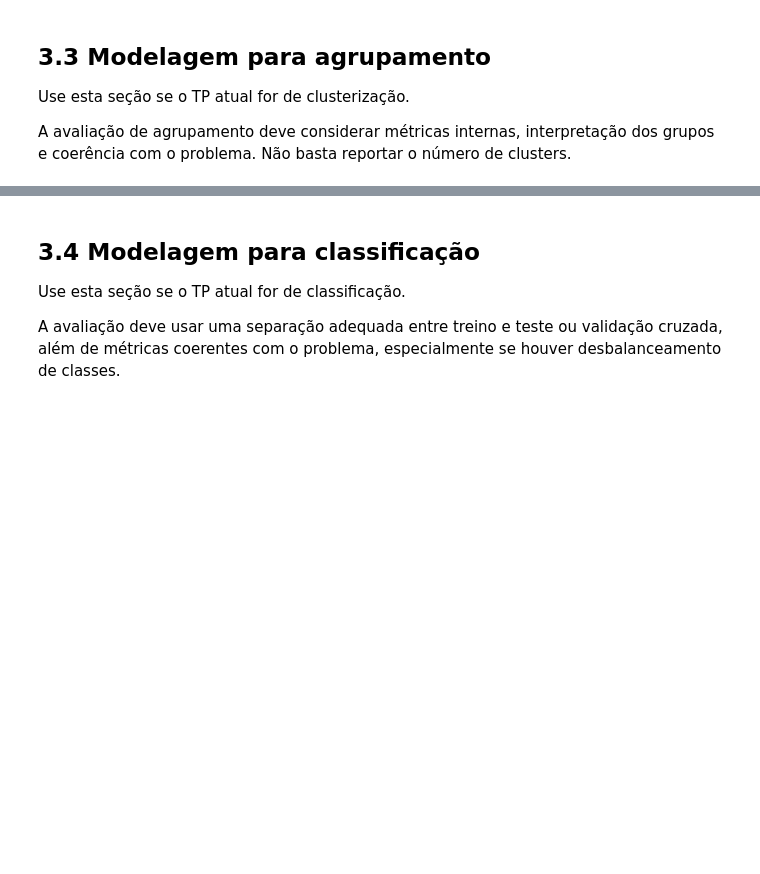
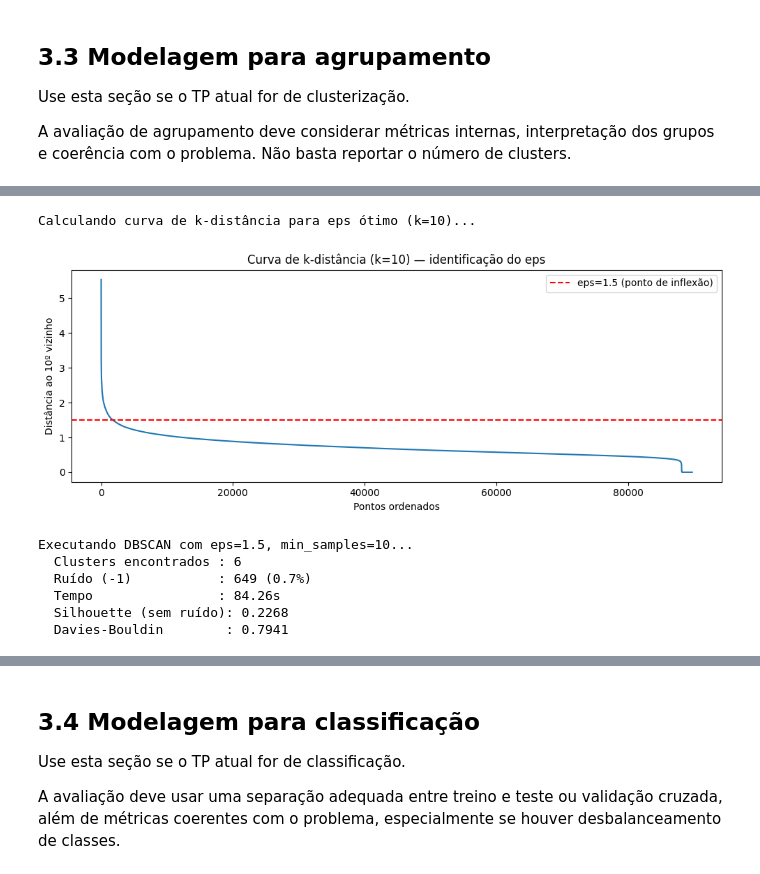
Before and after one commit to carolinabarcellos/TP-2-Mineracao, a Jupyter notebook: TP2_Fase3_Grupo1.ipynb, the cells around one changed output, grey strips where cells are left out. Saved outputs shown, nothing was run; the diff lists cells and outputs as text; code cells hidden in the pictures; blank space fills up the shorter version.

```diff
--- a/TP2_Fase3_Grupo1.ipynb
+++ b/TP2_Fase3_Grupo1.ipynb
@@ -1038,0 +1093,75 @@ def executar_agrupamento_basico(X: pd.DataFrame):
+# %%
+# DBSCAN, busca de eps pela curva de k-distância
+
+from sklearn.cluster import DBSCAN
+from sklearn.neighbors import NearestNeighbors
+
+print("Calculando curva de k-distância para eps ótimo (k=10)...")
+K_NN = 10
+nbrs = NearestNeighbors(n_neighbors=K_NN).fit(X)
+distances, _ = nbrs.kneighbors(X)
+k_distances = np.sort(distances[:, -1])[::-1]
+
+plt.figure(figsize=(10, 4))
+plt.plot(k_distances)
+plt.title(f"Curva de k-distância (k={K_NN}) — identificação do eps")
+plt.xlabel("Pontos ordenados")
+plt.ylabel(f"Distância ao {K_NN}º vizinho")
+plt.axhline(y=1.5, color="red", linestyle="--", label="eps=1.5 (ponto de inflexão)")
+plt.legend()
+plt.tight_layout()
+plt.savefig(os.path.join(OUTPUT_DIR, "dbscan_kdist.png"), dpi=120, bbox_inches="tight")
+plt.show()
+
+# Execução do DBSCAN
+EPS = 1.5
+MIN_SAMPLES = 10
+
+print(f"\nExecutando DBSCAN com eps={EPS}, min_samples={MIN_SAMPLES}...")
+t0 = time.time()
+dbscan = DBSCAN(eps=EPS, min_samples=MIN_SAMPLES, n_jobs=-1)
+labels_dbscan = dbscan.fit_predict(X)
+t_dbscan = time.time() - t0
+
+n_clusters_db = len(set(labels_dbscan)) - (1 if -1 in labels_dbscan else 0)
+n_noise       = (labels_dbscan == -1).sum()
+pct_noise     = n_noise / len(labels_dbscan) * 100
+
+print(f"Clusters encontrados: {n_clusters_db}")
+print(f"Ruído (-1): {n_noise} ({pct_noise:.1f}%)")
+print(f"Tempo: {t_dbscan:.2f}s")
+
+if n_clusters_db > 1:
+    mask_valid = labels_dbscan != -1
+    sil_db = silhouette_score(X[mask_valid], labels_dbscan[mask_valid],
+                              sample_size=10_000, random_state=RANDOM_STATE)
+    db_db  = davies_bouldin_score(X[mask_valid], labels_dbscan[mask_valid])
+    print(f"Silhouette (sem ruído): {sil_db:.4f}")
+    print(f"Davies-Bouldin: {db_db:.4f}")
+else:
+    sil_db, db_db = float("nan"), float("nan")
+    print("Silhouette: N/A (apenas 1 cluster ou nenhum)")
+
+registrar_experimento(
+    nome="DBSCAN_eps1.5",
+    algoritmo="DBSCAN",
+    parametros={"eps": EPS, "min_samples": MIN_SAMPLES},
+    metricas={
+        "n_clusters": n_clusters_db,
+        "n_noise": int(n_noise),
+        "pct_noise": round(pct_noise, 2),
+        "silhouette": round(sil_db, 4) if not np.isnan(sil_db) else None,
+        "davies_bouldin": round(db_db, 4) if not np.isnan(db_db) else None,
+        "tempo_s": round(t_dbscan, 2)
+    },
+    observacoes="eps definido pelo ponto de inflexão da curva k-distância (k=10)."
+)
+# %% [output]
+Calculando curva de k-distância para eps ótimo (k=10)...
+[figure, added]
+Executando DBSCAN com eps=1.5, min_samples=10...
+  Clusters encontrados : 6
+  Ruído (-1)           : 649 (0.7%)
+  Tempo                : 84.26s
+  Silhouette (sem ruído): 0.2268
+  Davies-Bouldin        : 0.7941
```
Also changed, not shown: parts of 17 cells of this notebook, 6 other files.
